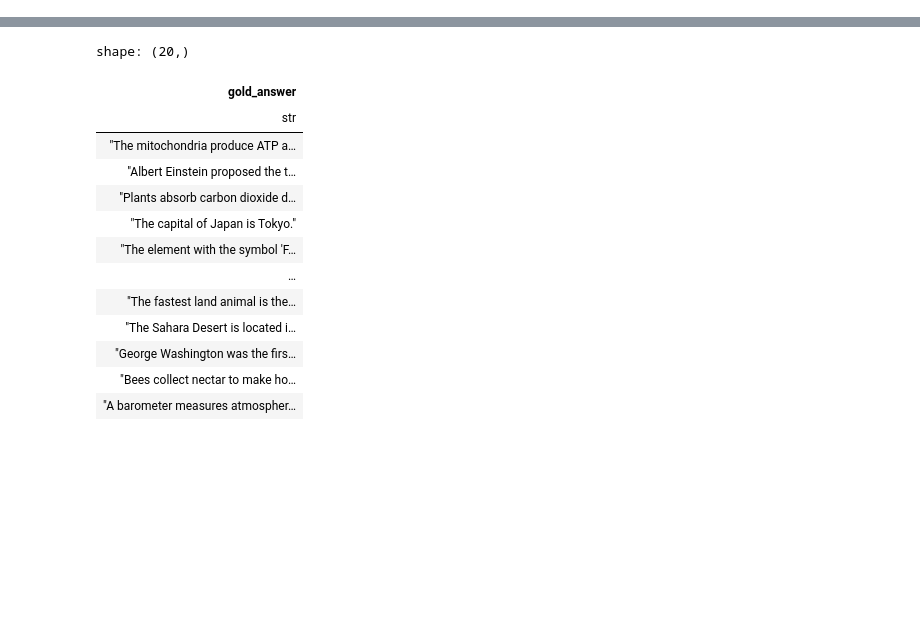
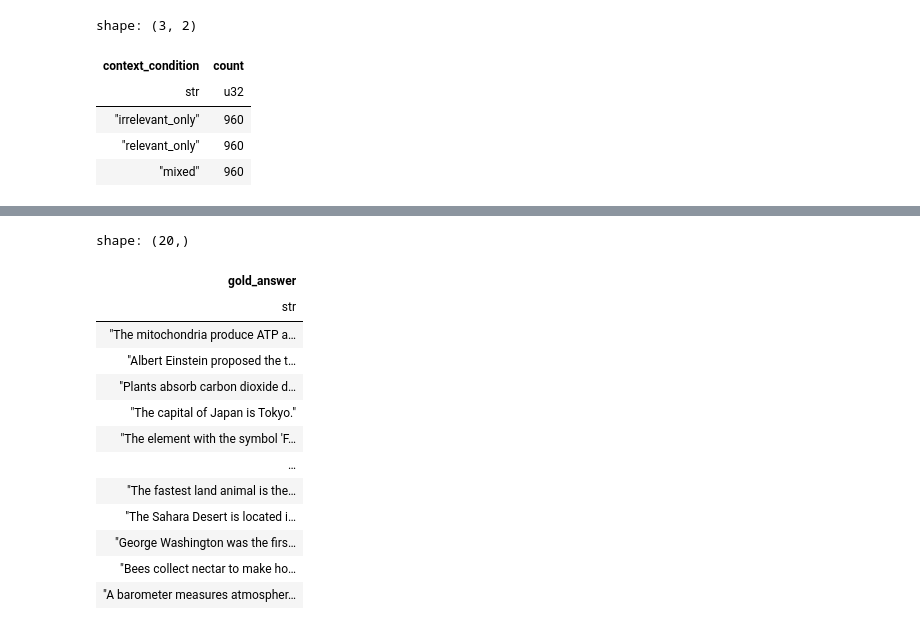
Before and after one commit to Kalamojo/RAGBE, a Jupyter notebook: explore_metrics.ipynb, the cells around one changed output, grey strips where cells are left out. Drawn from its saved outputs; the diff is of its cells as text; code cells hidden in the pictures; blank space fills up the shorter version.

```diff
--- a/explore_metrics.ipynb
+++ b/explore_metrics.ipynb
@@ -24,0 +25,9 @@ shape: (20, 8)
+# %%
+df["context_condition"].value_counts()
+# %% [output]
+shape: (3, 2)
+| context_condition | count |
+| str | u32 |
+| "irrelevant_only" | 960 |
+| "relevant_only" | 960 |
+| "mixed" | 960 |
```
Also changed, not shown: parts of 9 cells of this notebook, 8 other files.
